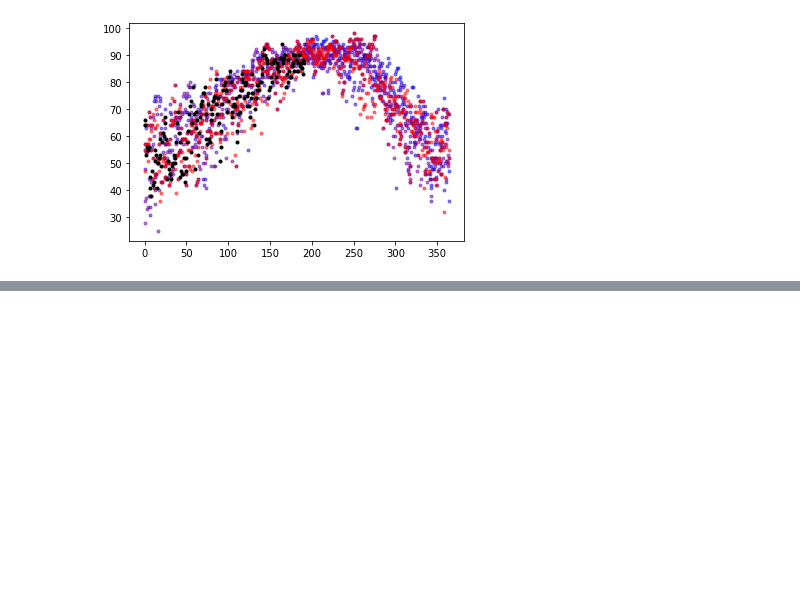
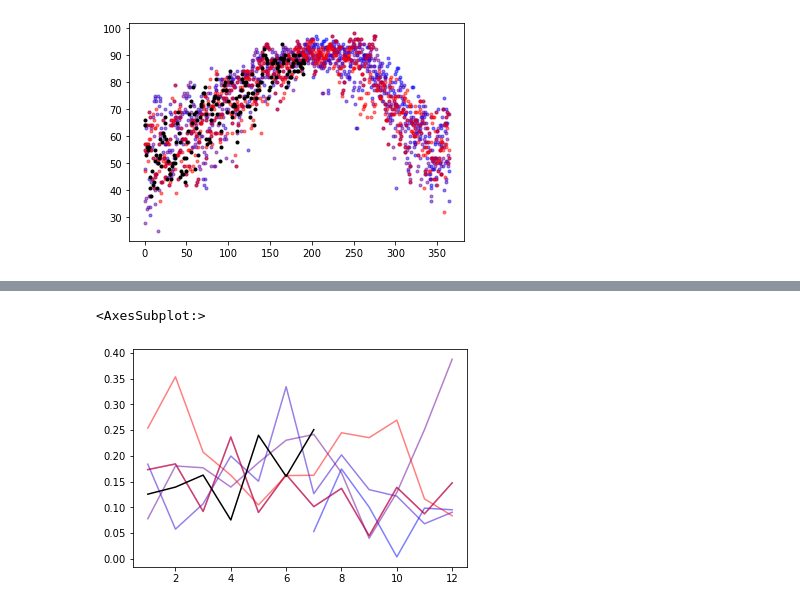
Before and after one commit to mneucollins/cliscipy, a Jupyter notebook: TimeSeriesPlotting.ipynb, the cells around one changed output, grey strips where cells are left out. Drawn from its saved outputs; the diff is of its cells as text; code cells hidden in the pictures; blank space fills up the shorter version.

```diff
--- a/TimeSeriesPlotting.ipynb
+++ b/TimeSeriesPlotting.ipynb
@@ -92,0 +96,14 @@ df_years[2021].plot(color=(0,0,0,), style=".")
+# %%
+s_precip = pd.read_csv('data/5YDailyObsDekalbAIrport - 2651287.csv',
+                        usecols=['DATE','PRCP'],
+                        index_col='DATE',
+                        parse_dates=True,
+                        squeeze=True)
+
+# fill out partial years
+idx=pd.date_range('2016-01-01', '2021-12-31')
+s_precip = s_precip.reindex(idx)
+
+# ignore leap_days so that each annual series will each have the same number of elements
+s_precip = s_precip[~((s_precip.index.month==2) & (s_precip.index.day==29))]
+s_precip.head()
@@ -92,0 +179,3 @@ df_years[2021].plot(color=(0,0,0,), style=".")
+# %%
+df_precip_monthly=s_precip.groupby (by=[s_precip.index.year, s_precip.index.month]).mean()
+df_precip_monthly.head(12)
@@ -92,0 +212,6 @@ df_years[2021].plot(color=(0,0,0,), style=".")
+# %%
+years = [2016,2017,2018,2019,2020,2021]
+df_precip_annual = DataFrame()
+for year in years:
+    df_precip_annual[year]= df_precip_monthly.loc[year]
+df_precip_annual
@@ -92,0 +232,11 @@ df_years[2021].plot(color=(0,0,0,), style=".")
+# %%
+df_precip_annual[2016].plot(color=(0,0,1,.5))
+df_precip_annual[2017].plot(color=(.2,0,.8,.5))
+df_precip_annual[2018].plot(color=(.4,0,.6,.5))
+df_precip_annual[2019].plot(color=(.6,0,.4,.5))
+df_precip_annual[2019].plot(color=(.8,0,.2,.5))
+df_precip_annual[2020].plot(color=(1,0,0,.5))
+df_precip_annual[2021].plot(color=(0,0,0,))
+# %% [output]
+<AxesSubplot:>
+[figure, added]
```
Also changed, not shown: parts of 15 cells of this notebook, 1 other file.
